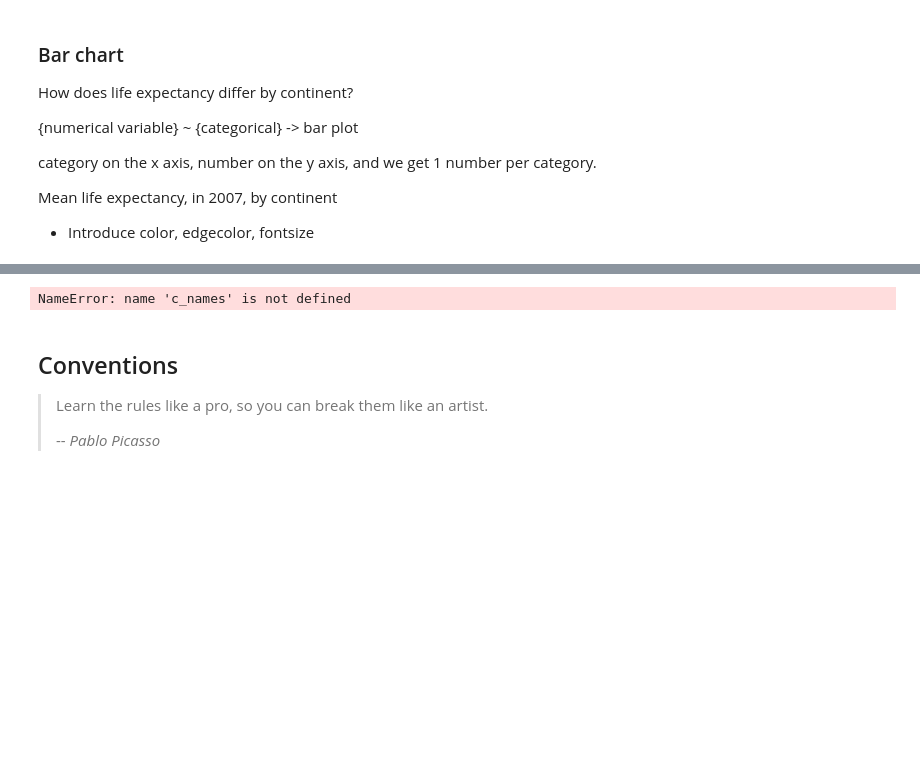
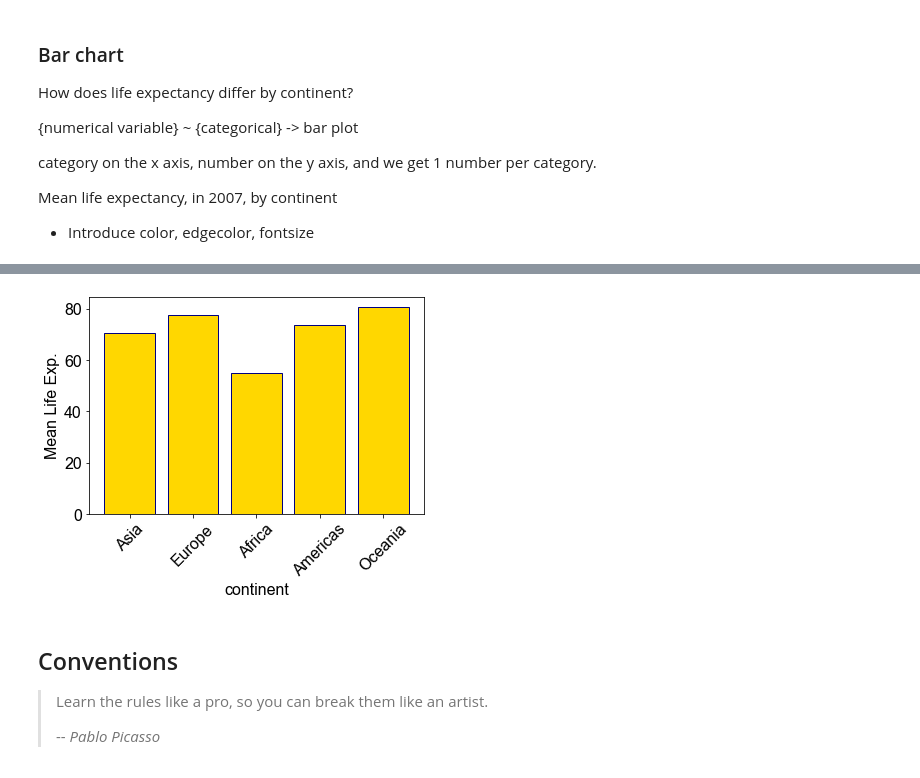
Before and after one commit to UCSD-CSS-001/ucsd-css-001.github.io, a Jupyter notebook: _build/jupyter_execute/lectures/P08-Matplotlib.ipynb, the cells around one changed output, grey strips where cells are left out. Drawn from its saved outputs; the diff is of its cells as text; code cells hidden in the pictures; blank space fills up the shorter version.

```diff
--- a/_build/jupyter_execute/lectures/P08-Matplotlib.ipynb
+++ b/_build/jupyter_execute/lectures/P08-Matplotlib.ipynb
@@ -125,14 +139,18 @@ NameError: name 'c_names' is not defined
 # %%
-## make a bar plot
+# make a bar plot
 plt.bar(c_names, age,
            color = 'gold',
            edgecolor = 'navy')
 
-## label stuff!
-plt.xlabel('continent', fontsize = 24)
-plt.ylabel('mean life exp', fontsize = 24)
+# label stuff!
+plt.xlabel('continent')
+plt.ylabel('Mean Life Exp.')
+# plt.xlabel('continent', fontsize = 24)
+# plt.ylabel('Mean Life Exp.', fontsize = 24)
+plt.xticks(rotation = 45)
+plt.show()
 
-plt.show()
+# plt.rc - go over now...
 # %% [output]
-NameError: name 'c_names' is not defined
+[figure, added]
 # %%
```
Also changed, not shown: parts of 17 cells of this notebook, 32 other files.
